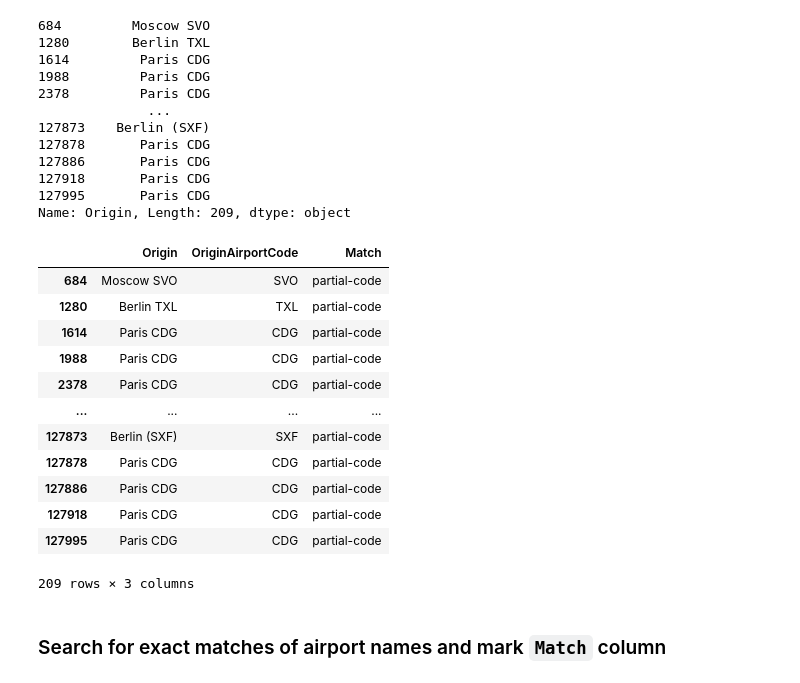
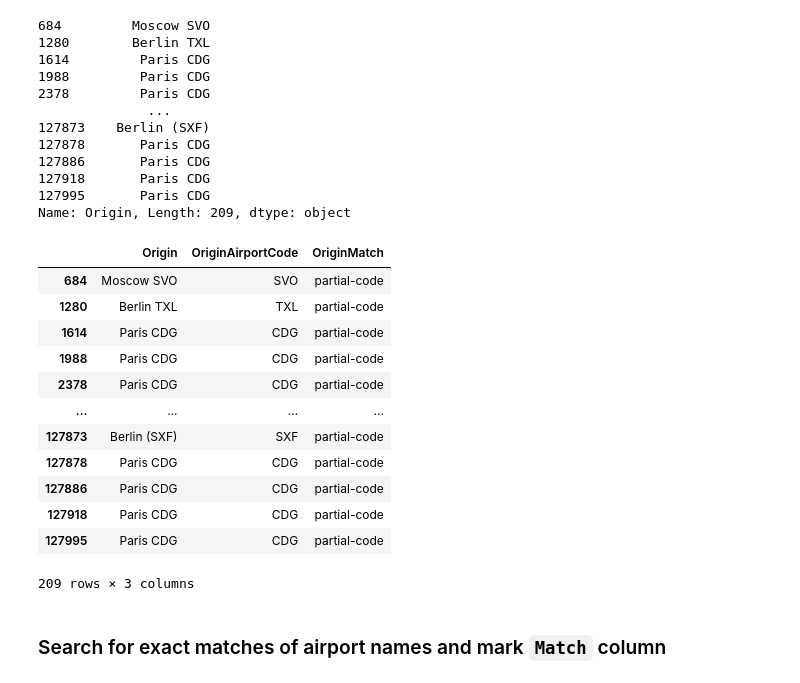
Before and after one commit to paulabondoc/airline-ratings-data-project, a Jupyter notebook: Script1 - Data_cleaning.ipynb, the cells around one changed output. Cells and saved outputs as stored; diff of their text form; code cells hidden in the pictures.

```diff
--- a/Script1 - Data_cleaning.ipynb
+++ b/Script1 - Data_cleaning.ipynb
@@ -1236,5 +1246,5 @@ We mark the `Match` column to `'exact-code'` and set `OriginAirportCode` to be `
 # %%
-dataset_with_origin_airport.loc[airport_code_exact_index, 'OriginAirportCode'] = dataset_with_origin_airport.loc[airport_code_exact_index, 'Origin'].str.upper()
-dataset_with_origin_airport.loc[airport_code_exact_index, 'Match'] = 'exact-code'
-dataset_with_origin_airport.loc[airport_code_exact_index, ['Origin', 'OriginAirportCode', 'Match']]
+df_with_origin_airport.loc[airport_code_exact_index, 'OriginAirportCode'] = df_with_origin_airport.loc[airport_code_exact_index, 'Origin'].str.upper()
+df_with_origin_airport.loc[airport_code_exact_index, 'OriginMatch'] = 'exact-code'
+df_with_origin_airport.loc[airport_code_exact_index, ['Origin', 'OriginAirportCode', 'OriginMatch']]
 # %% [output]
@@ -1256,7 +1269,7 @@ dataset_with_origin_airport.loc[airport_code_exact_index, ['Origin', 'OriginAirp
 # %%
-airport_code_partial_index = dataset_with_origin_airport[((dataset_with_origin_airport['Origin'].str.match(all_codes_regex))
-                            | (dataset_with_origin_airport['Origin'].str.contains(all_codes_regex)))
-                            & (dataset_with_origin_airport['Origin'].str.fullmatch(all_codes_regex) == False)].index
+airport_code_partial_index = df_with_origin_airport[((df_with_origin_airport['Origin'].str.match(all_codes_regex))
+                            | (df_with_origin_airport['Origin'].str.contains(all_codes_regex)))
+                            & (df_with_origin_airport['Origin'].str.fullmatch(all_codes_regex) == False)].index
 print("Number of partial airport code matches:", len(airport_code_partial_index))
 # %% [output]
 Number of partial airport code matches: 209
@@ -1279,17 +1292,17 @@ dataset_with_origin_airport.loc[airport_code_partial_index, 'Origin']
 Name: Origin, Length: 209, dtype: object
 # %%
 # This makes a list of all codes that partially matched with Origin entries
-airport_code_list_list = dataset_with_origin_airport.loc[airport_code_partial_index, 'Origin'].str.findall(all_codes_regex).drop_duplicates().to_list()
+airport_code_list_list = df_with_origin_airport.loc[airport_code_partial_index, 'Origin'].str.findall(all_codes_regex).drop_duplicates().to_list()
 airport_code_list = [code[0] for code in airport_code_list_list if len(code) == 1]
 # %%
 for code in airport_code_list:
-    matching_index = dataset_with_origin_airport.loc[airport_code_partial_index, 'Origin'][dataset_with_origin_airport.loc[airport_code_partial_index, 'Origin'].str.contains(code)].index
-    dataset_with_origin_airport.loc[matching_index, 'OriginAirportCode'] = code
-    dataset_with_origin_airport.loc[matching_index, 'Match'] = 'partial-code'
+    matching_index = df_with_origin_airport.loc[airport_code_partial_index, 'Origin'][df_with_origin_airport.loc[airport_code_partial_index, 'Origin'].str.contains(code)].index
+    df_with_origin_airport.loc[matching_index, 'OriginAirportCode'] = code
+    df_with_origin_airport.loc[matching_index, 'OriginMatch'] = 'partial-code'
 # %%
-dataset_with_origin_airport.loc[airport_code_partial_index, ['Origin', 'OriginAirportCode', 'Match']]
+df_with_origin_airport.loc[airport_code_partial_index, ['Origin', 'OriginAirportCode', 'OriginMatch']]
 # %% [output]
-|  | Origin | OriginAirportCode | Match |
+|  | Origin | OriginAirportCode | OriginMatch |
 | 684 | Moscow SVO | SVO | partial-code |
 | 1280 | Berlin TXL | TXL | partial-code |
 | 1614 | Paris CDG | CDG | partial-code |
```
Also changed, not shown: parts of 167 cells of this notebook.
